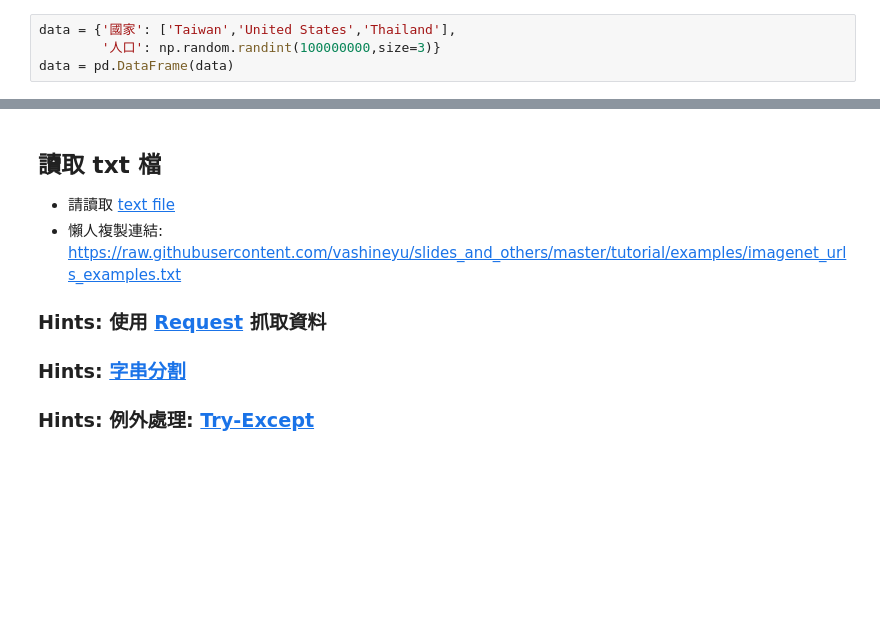
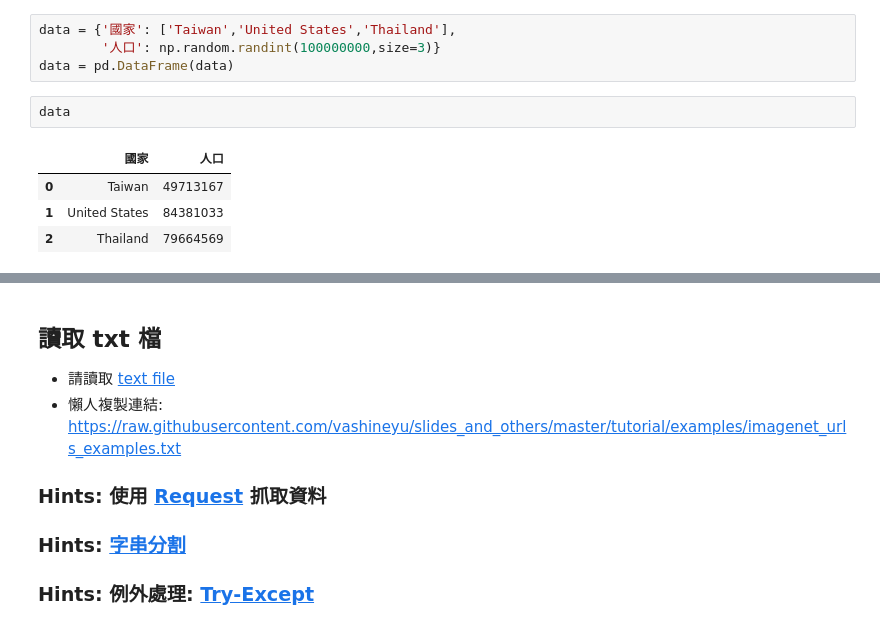
Before and after one commit to jasonliu1990/2nd-ML100Days, a Jupyter notebook: homework/Day_003_HW.ipynb, the cells around one changed output, grey strips where cells are left out. Saved outputs shown, nothing was run; the diff lists cells and outputs as text; blank space fills up the shorter version.

```diff
--- a/homework/Day_003_HW.ipynb
+++ b/homework/Day_003_HW.ipynb
@@ -14,6 +14,13 @@ import numpy as np
 data = {'國家': ['Taiwan','United States','Thailand'],
         '人口': np.random.randint(100000000,size=3)}
 data = pd.DataFrame(data)
+# %%
+data
+# %% [output]
+|  | 國家 | 人口 |
+| 0 | Taiwan | 49713167 |
+| 1 | United States | 84381033 |
+| 2 | Thailand | 79664569 |
 # %%
 print('人口最多的國家:' + ' ' + data.sort_values(['人口'],ascending=False).head(1).國家.values[0])
 # %% [output]
```
Also changed, not shown: parts of 1 cell of this notebook.
